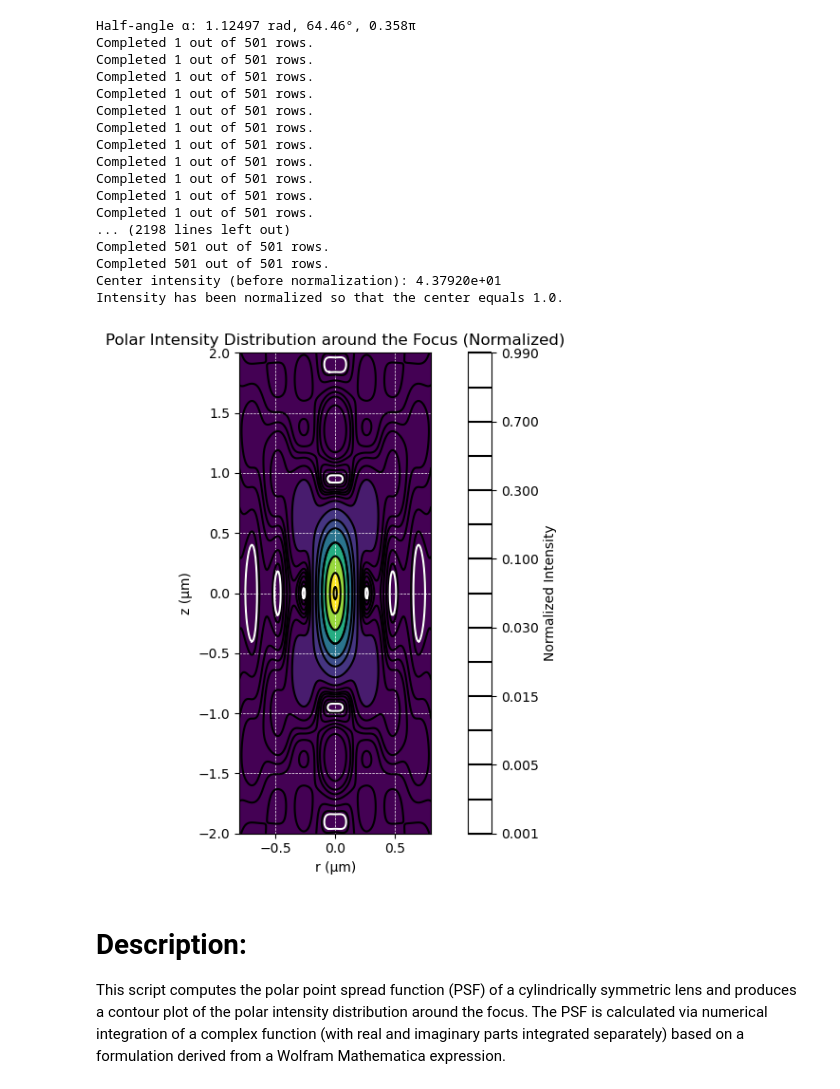
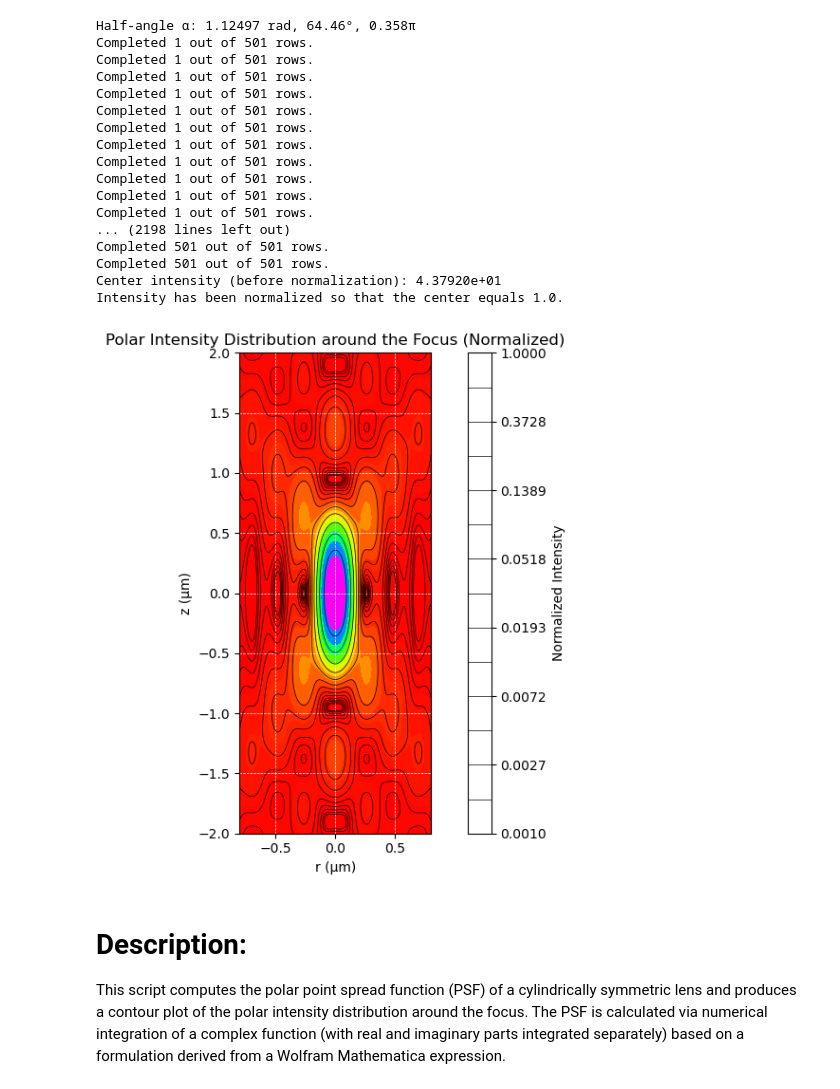
Before and after one commit to ErnstHKStelzer/PSF_Calculations_Python, a Jupyter notebook: PSFCalcJupyter.ipynb, the cells around one changed output. Cells and saved outputs as stored; diff of their text form; code cells hidden in the pictures.

```diff
--- a/PSFCalcJupyter.ipynb
+++ b/PSFCalcJupyter.ipynb
@@ -164,65 +164,57 @@ np.savetxt("/Users/ernststelzer/.spyder-py3/bwPSF_Imaginary_n133_wl514_NA12_r08_
 # Save the coordinates and normalized positive intensity values as triples {r, z, intensity}
 with open("/Users/ernststelzer/.spyder-py3/bwPSF_IntensitiesCoordinates_n133_wl514_NA12_r08_z20.csv", "w", newline="") as f:
     writer = csv.writer(f)
-    writer.writerow(["r (µm)", "z (µm)", "intensity"])
+    # Write header: first column is "z (µm)" followed by each r value as a separate column label
+    header = ["z (µm)"] + [f"r={r_val:.5f}" for r_val in r]
+    writer.writerow(header)
+    # For every unique z value, write one row with the z coordinate and all corresponding normalized intensities
     for i, z_val in enumerate(z):
-        for j, r_val in enumerate(r):
-            writer.writerow([f"{r_val:.5f}", f"{z_val:.5f}", f"{intensity_norm[i, j]:.5f}"])
+        row = [f"{z_val:.5f}"] + [f"{intensity_norm[i, j]:.5f}" for j in range(len(r))]
+        writer.writerow(row)
 
 # --------------------- Generate the Contour Plot -----------------------------
-# Define the contour levels (Born & Wolf)
-contour_levels = [0.001, 0.002, 0.005, 0.01, 0.015, 0.02, 0.03, 0.05,
-                  0.1, 0.2, 0.3, 0.5, 0.7, 0.9, 0.99]
+# Define logarithmically spaced contour levels from 0.001 to 1.0
+contour_levels = np.logspace(-3, 0, num=15)
+# Define logarithmically spaced levels for background fill with finer resolution
+levels_fill = np.logspace(-3, 0, num=20)
 
 plt.figure(figsize=(8, 6))
-# Use a discrete colormap so every area between contour levels gets a unique color.
-# Create a colormap with len(contour_levels)-1 distinct colors.
-cmap = plt.get_cmap('viridis', len(contour_levels) - 1)
-cf = plt.contourf(r, z, intensity_norm, levels=contour_levels,
-                  cmap=cmap, extend='both')
-# Generate contour lines (default black) for all levels
-cs = plt.contour(r, z, intensity_norm, levels=contour_levels, colors='k')
+# Use a hue-based colormap for the area shading; here we use 'hsv'
+cmap = plt.get_cmap('hsv')
+cf = plt.contourf(r, z, intensity_norm, levels=levels_fill, cmap=cmap, extend='both')
 
-# Instead of using the deprecated cs.collections attribute, iterate over cs.allsegs
-# to set specific contour line colors for levels 0.001 (white) and 0.5 (black)
-for idx, segs in enumerate(cs.allsegs):
-    level = contour_levels[idx]
-    if np.isclose(level, 0.001):
-        for seg in segs:
-            plt.plot(seg[:, 0], seg[:, 1], color='white', linewidth=1.5)
-    elif np.isclose(level, 0.5):
-        for seg in segs:
-            plt.plot(seg[:, 0], seg[:, 1], color='black', linewidth=1.5)
+# Generate contour lines with logarithmically spaced levels, plotted thin and in black
+cs = plt.contour(r, z, intensity_norm, levels=contour_levels, colors='black', linewidths=0.5)
 
 # Overlay thin white grid lines
 plt.grid(color='white', linestyle='--', linewidth=0.5)
 
 plt.xlabel("r (µm)")
 plt.ylabel("z (µm)")
 plt.title("Polar Intensity Distribution around the Focus (Normalized)")
 plt.colorbar(label="Normalized Intensity")
 plt.gca().set_aspect('equal', adjustable='box')
 plt.tight_layout()
 plt.show()
 # %% [output]
 Half-angle α: 1.12497 rad, 64.46°, 0.358π
 Completed 1 out of 501 rows.
 Completed 1 out of 501 rows.
 Completed 1 out of 501 rows.
 Completed 1 out of 501 rows.
 Completed 1 out of 501 rows.
 Completed 1 out of 501 rows.
 Completed 1 out of 501 rows.
 Completed 1 out of 501 rows.
 Completed 1 out of 501 rows.
 Completed 1 out of 501 rows.
 Completed 1 out of 501 rows.
 ... (2198 lines left out)
 Completed 501 out of 501 rows.
 Completed 501 out of 501 rows.
 Center intensity (before normalization): 4.37920e+01
 Intensity has been normalized so that the center equals 1.0.
-[figure, old version]
+[figure, new version]
 # %% [markdown]
 # Description:
    This script computes the polar point spread function (PSF) of a cylindrically
```
